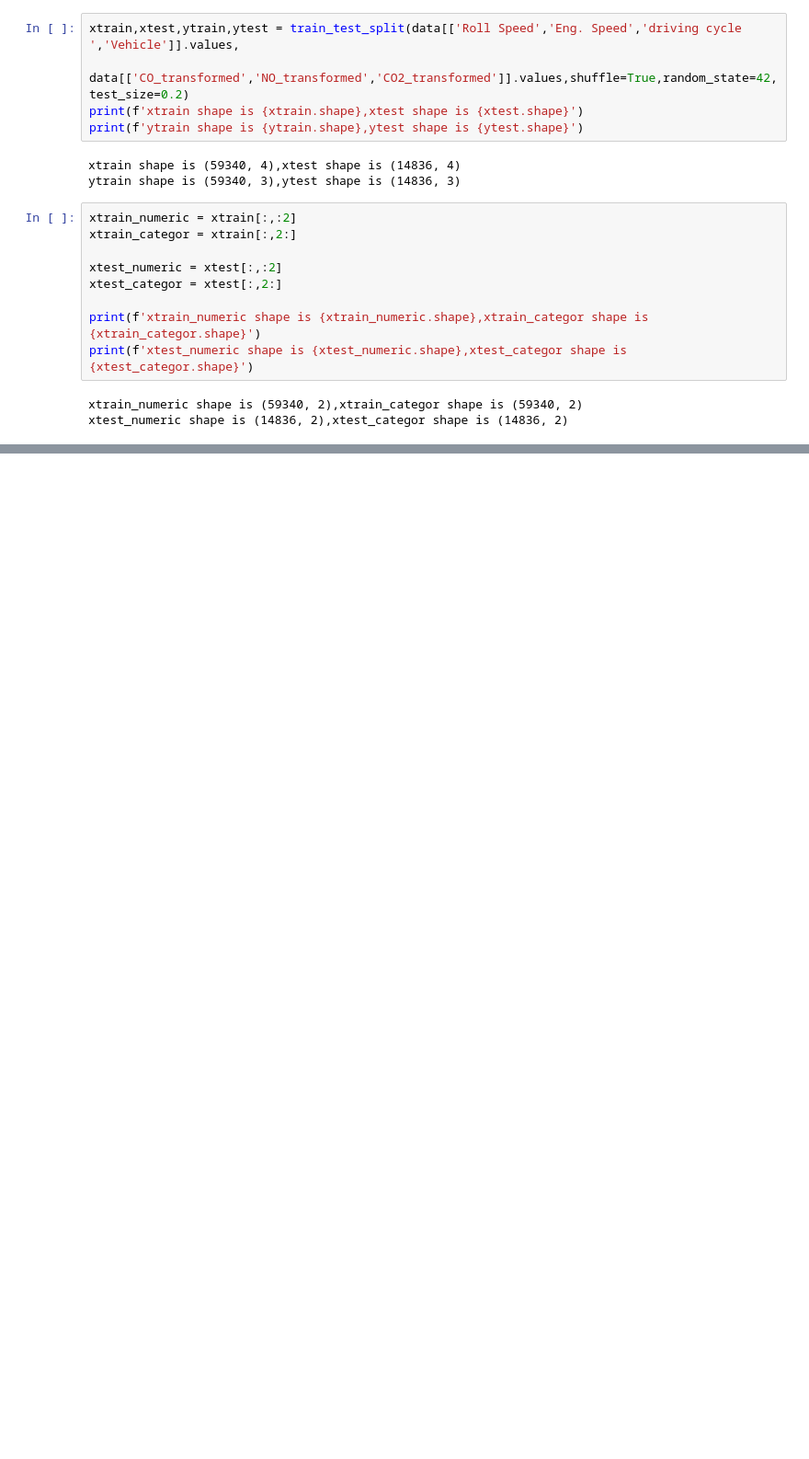
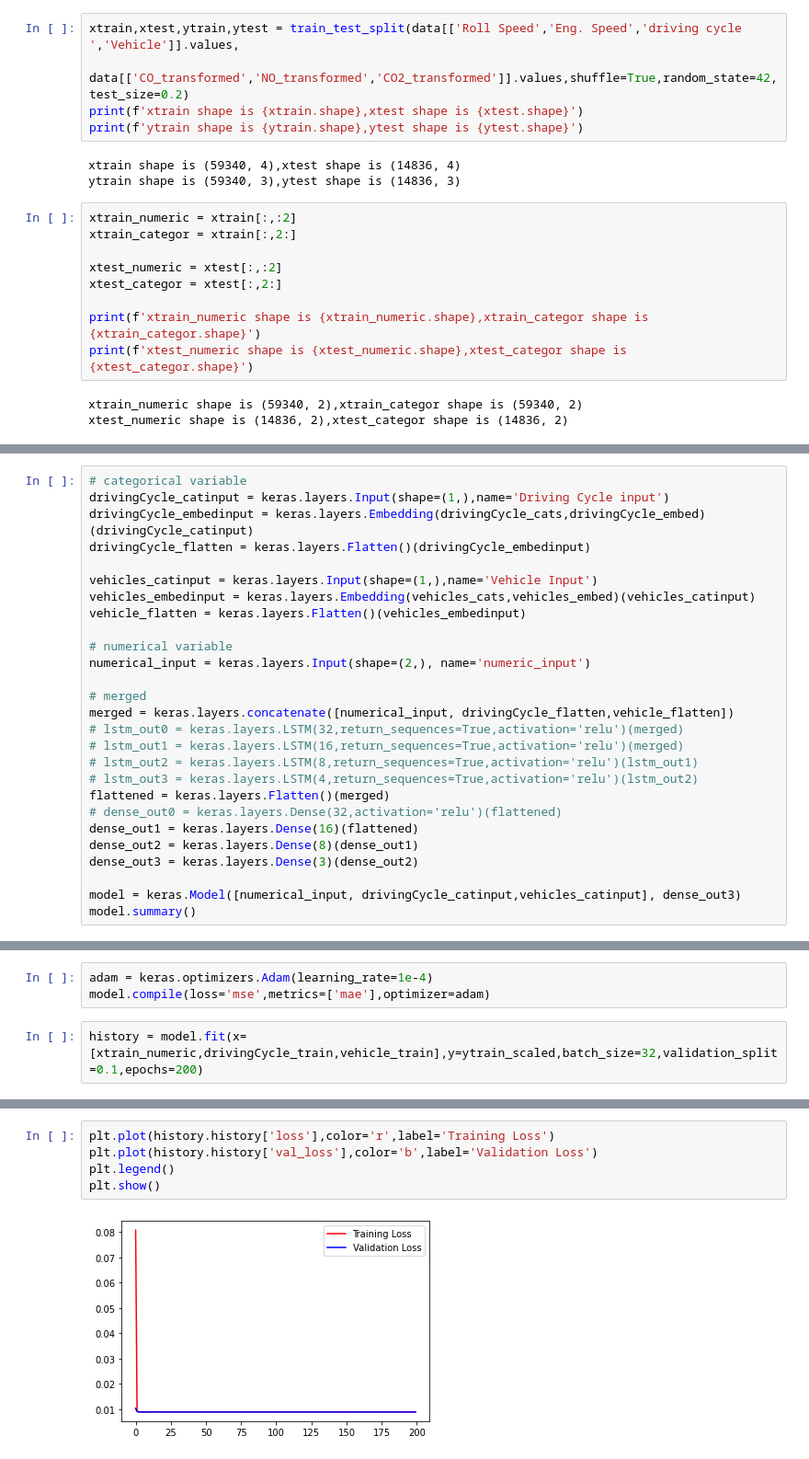
Before and after one commit to msaad1311/TfL-Dataset, a Jupyter notebook: src/EDA-Part2.ipynb, the cells around one changed output, grey strips where cells are left out. Shown: that part at 92% size. Saved outputs shown, nothing was run; the diff lists cells and outputs as text; blank space fills up the shorter version.

```diff
--- a/src/EDA-Part2.ipynb
+++ b/src/EDA-Part2.ipynb
@@ -78,0 +111,27 @@ xtest_numeric shape is (14836, 2),xtest_categor shape is (14836, 2)
+# %%
+# categorical variable
+drivingCycle_catinput = keras.layers.Input(shape=(1,),name='Driving Cycle input')
+drivingCycle_embedinput = keras.layers.Embedding(drivingCycle_cats,drivingCycle_embed)(drivingCycle_catinput)
+drivingCycle_flatten = keras.layers.Flatten()(drivingCycle_embedinput)
+
+vehicles_catinput = keras.layers.Input(shape=(1,),name='Vehicle Input')
+vehicles_embedinput = keras.layers.Embedding(vehicles_cats,vehicles_embed)(vehicles_catinput)
+vehicle_flatten = keras.layers.Flatten()(vehicles_embedinput)
+
+# numerical variable
+numerical_input = keras.layers.Input(shape=(2,), name='numeric_input')
+
+# merged
+merged = keras.layers.concatenate([numerical_input, drivingCycle_flatten,vehicle_flatten])
+# lstm_out0 = keras.layers.LSTM(32,return_sequences=True,activation='relu')(merged)
+# lstm_out1 = keras.layers.LSTM(16,return_sequences=True,activation='relu')(merged)
+# lstm_out2 = keras.layers.LSTM(8,return_sequences=True,activation='relu')(lstm_out1)
+# lstm_out3 = keras.layers.LSTM(4,return_sequences=True,activation='relu')(lstm_out2)
+flattened = keras.layers.Flatten()(merged)
+# dense_out0 = keras.layers.Dense(32,activation='relu')(flattened)
+dense_out1 = keras.layers.Dense(16)(flattened)
+dense_out2 = keras.layers.Dense(8)(dense_out1)
+dense_out3 = keras.layers.Dense(3)(dense_out2)
+
+model = keras.Model([numerical_input, drivingCycle_catinput,vehicles_catinput], dense_out3)
+model.summary()
@@ -78,0 +156,5 @@ xtest_numeric shape is (14836, 2),xtest_categor shape is (14836, 2)
+# %%
+adam = keras.optimizers.Adam(learning_rate=1e-4)
+model.compile(loss='mse',metrics=['mae'],optimizer=adam)
+# %%
+history = model.fit(x=[xtrain_numeric,drivingCycle_train,vehicle_train],y=ytrain_scaled,batch_size=32,validation_split=0.1,epochs=200)
@@ -78,0 +179,7 @@ xtest_numeric shape is (14836, 2),xtest_categor shape is (14836, 2)
+# %%
+plt.plot(history.history['loss'],color='r',label='Training Loss')
+plt.plot(history.history['val_loss'],color='b',label='Validation Loss')
+plt.legend()
+plt.show()
+# %% [output]
+[figure, added]
```
Also changed, not shown: parts of 10 cells of this notebook.
